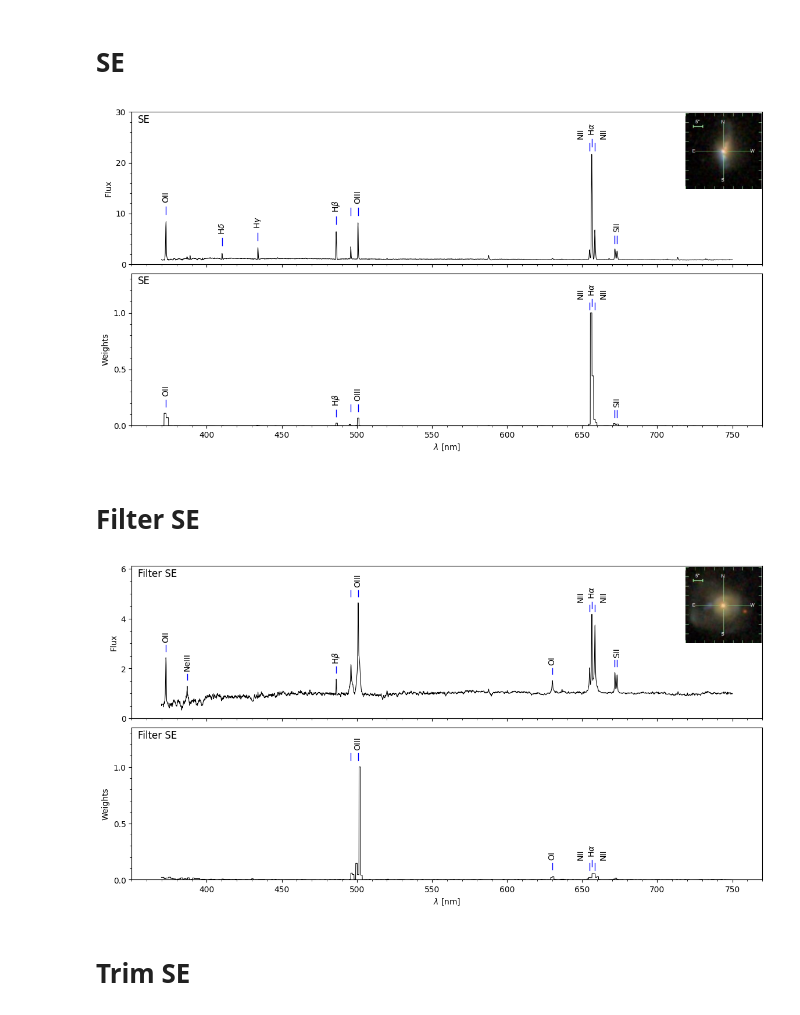
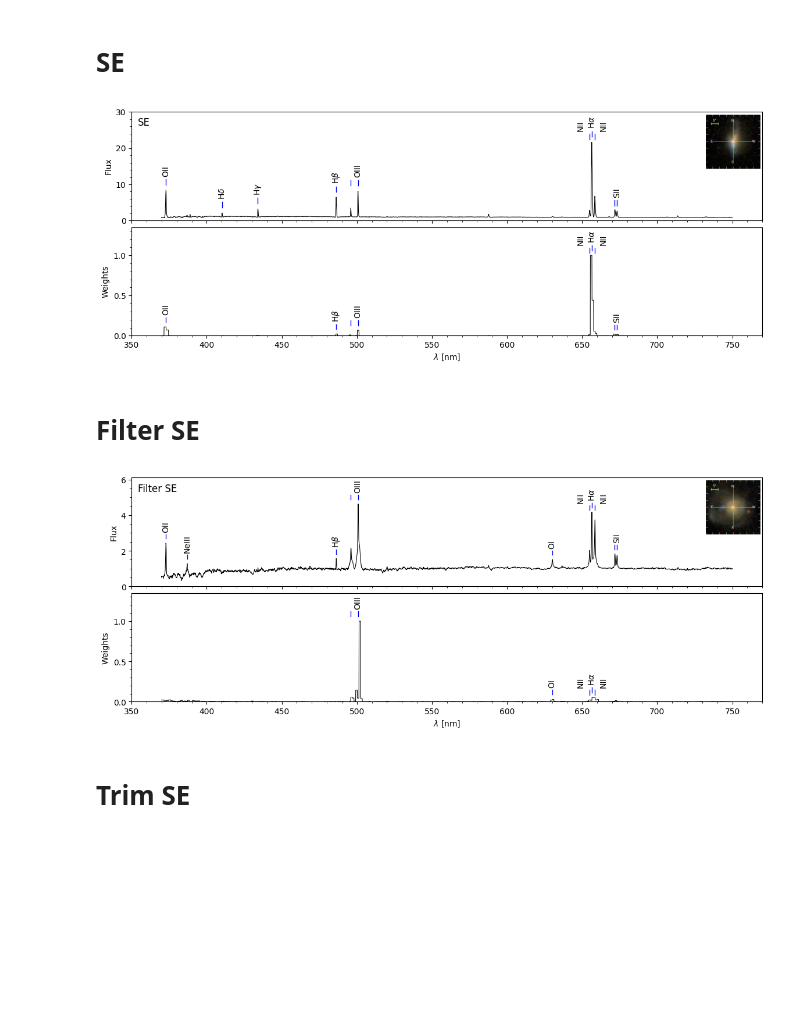
Before and after one commit to ed-ortizm/xai-astronomy, a Jupyter notebook: thesis/01_explain_distinct.ipynb, the cells around one changed output. Drawn from its saved outputs; the diff is of its cells as text; code cells hidden in the pictures; blank space fills up the shorter version.

```diff
--- a/thesis/01_explain_distinct.ipynb
+++ b/thesis/01_explain_distinct.ipynb
@@ -311,7 +311,7 @@ Name: 312016418084251648, dtype: object
 # %% [markdown]
 # SE
 # %%
-fig, axs = plt.subplots(2, 1, sharex=True, figsize=(14, 14/2))
+fig, axs = plt.subplots(2, 1, sharex=True, figsize=(14, 5))
 line_width_spec = 0.75
 line_width_xai = 0.75
 # -------------------------------------------------------------------------------------
@@ -324,8 +324,9 @@ panels = {
         "c": 0,
         "ylim": (0, 30),
         "yticks": range(0, 31, 10),
+        "bbox_to_anchor": (0.71, 0.515, 0.5, 0.5),
         "text_x": 0.01,
-        "text_y": 0.95,
+        "text_y": 0.9,
         "fontsize": 12,
         "ha": "left",
         "va": "center",
@@ -372,6 +373,7 @@ for metric, p_conf in panels.items():
     r, c = p_conf["r"], p_conf["c"]
     fontsize = p_conf["fontsize"]
     ylim, yticks = p_conf["ylim"], p_conf["yticks"]
+    bbox_to_anchor = p_conf["bbox_to_anchor"]
     text_x, text_y = p_conf["text_x"], p_conf["text_y"]
     ha, va = p_conf["ha"], p_conf["va"]
 
@@ -388,6 +390,7 @@ for metric, p_conf in panels.items():
         img_distinct_dict[metric],
         add_image=True,
         lw=line_width_spec,
+        bbox_to_anchor=bbox_to_anchor
     )
     name = score_name_map[metric]
     axs[r].set_ylim(ylim)
@@ -412,49 +415,39 @@ for metric, p_conf in panels.items():
 
     # --- Bottom Plot: Explanation Weights ---
     axs[r + 1], _ = spec_photo_thumbnail(
         axs[r + 1], wave_nm, xai_distinct_dict[metric], lw=line_width_xai
     )
     # abs max abs normalization of weights
     axs[r + 1].set_ylim(0, 1.35)
     axs[r + 1].set_yticks([0, 0.5, 1])
     axs[r + 1].minorticks_on()
 
-    axs[r + 1].text(
-        text_x,
-        text_y,
-        f"{name}",
-        ha=ha,
-        va=va,
-        fontsize=fontsize,
-        transform=axs[r + 1].transAxes,
-    )
-
     if c == 0:
         axs[r + 1].set_ylabel("Weights")
 
     # Add line indicators
     if bot_lines.get("active_lines"):
         add_line_indicators(
             axs[r + 1], wave_nm, xai_distinct_dict[metric], **bot_lines
         )
 
 # -------------------------------------------------------------------------------------
 # 4. Global Axes Settings (Bottom Row)
 # -------------------------------------------------------------------------------------
-wave_ticks = list(np.arange(400, 751, 50))
+wave_ticks = list(np.arange(350, 751, 50))
 axs[1].set_xlim(350, 770)
 axs[1].set_xticks(wave_ticks)
 axs[1].set_xlabel(r"$\lambda$ [nm]")
 
 plt.subplots_adjust(hspace=0.06, wspace=0.07)
 # Save figure
 fig.savefig(f"{ch_5_dir}/distinct_xai_se.pdf", bbox_inches="tight")
 # %% [output]
-[figure, old version]
+[figure, new version]
 # %% [markdown]
 # Filter SE
 # %%
-fig, axs = plt.subplots(2, 1, sharex=True, figsize=(14, 14/2))
+fig, axs = plt.subplots(2, 1, sharex=True, figsize=(14, 5))
 line_width_spec = 0.75
 line_width_xai = 0.75
 # -------------------------------------------------------------------------------------
@@ -467,8 +460,9 @@ panels = {
         "c": 0,
         "ylim": (0, 6.1),
         "yticks": range(0, 7, 2),
+        "bbox_to_anchor": (0.71, 0.515, 0.5, 0.5),
         "text_x": 0.01,
-        "text_y": 0.95,
+        "text_y": 0.9,
         "fontsize": 12,
         "ha": "left",
         "va": "center",
@@ -507,6 +501,7 @@ for metric, p_conf in panels.items():
     r, c = p_conf["r"], p_conf["c"]
     fontsize = p_conf["fontsize"]
     ylim, yticks = p_conf["ylim"], p_conf["yticks"]
+    bbox_to_anchor = p_conf["bbox_to_anchor"]
     text_x, text_y = p_conf["text_x"], p_conf["text_y"]
     ha, va = p_conf["ha"], p_conf["va"]
 
@@ -523,6 +518,7 @@ for metric, p_conf in panels.items():
         img_distinct_dict[metric],
         add_image=True,
         lw=line_width_spec,
+        bbox_to_anchor=bbox_to_anchor
     )
     name = score_name_map[metric]
     axs[r].set_ylim(ylim)
@@ -554,16 +550,6 @@ for metric, p_conf in panels.items():
     axs[r + 1].set_yticks([0, 0.5, 1])
     axs[r + 1].minorticks_on()
 
-    axs[r + 1].text(
-        text_x,
-        text_y,
-        f"{name}",
-        ha=ha,
-        va=va,
-        fontsize=fontsize,
-        transform=axs[r + 1].transAxes,
-    )
-
     if c == 0:
         axs[r + 1].set_ylabel("Weights")
 
@@ -576,7 +562,7 @@ for metric, p_conf in panels.items():
 # -------------------------------------------------------------------------------------
 # 4. Global Axes Settings (Bottom Row)
 # -------------------------------------------------------------------------------------
-wave_ticks = list(np.arange(400, 751, 50))
+wave_ticks = list(np.arange(350, 751, 50))
 axs[1].set_xlim(350, 770)
 axs[1].set_xticks(wave_ticks)
 axs[1].set_xlabel(r"$\lambda$ [nm]")
@@ -585,7 +571,7 @@ plt.subplots_adjust(hspace=0.06, wspace=0.07)
 # Save figure
 fig.savefig(f"{ch_5_dir}/distinct_xai_se_filter.pdf", bbox_inches="tight")
 # %% [output]
-[figure, old version]
+[figure, new version]
 # %% [markdown]
 # Trim SE
 # %%
```
Also changed, not shown: parts of 6 cells of this notebook, 2 other files.
